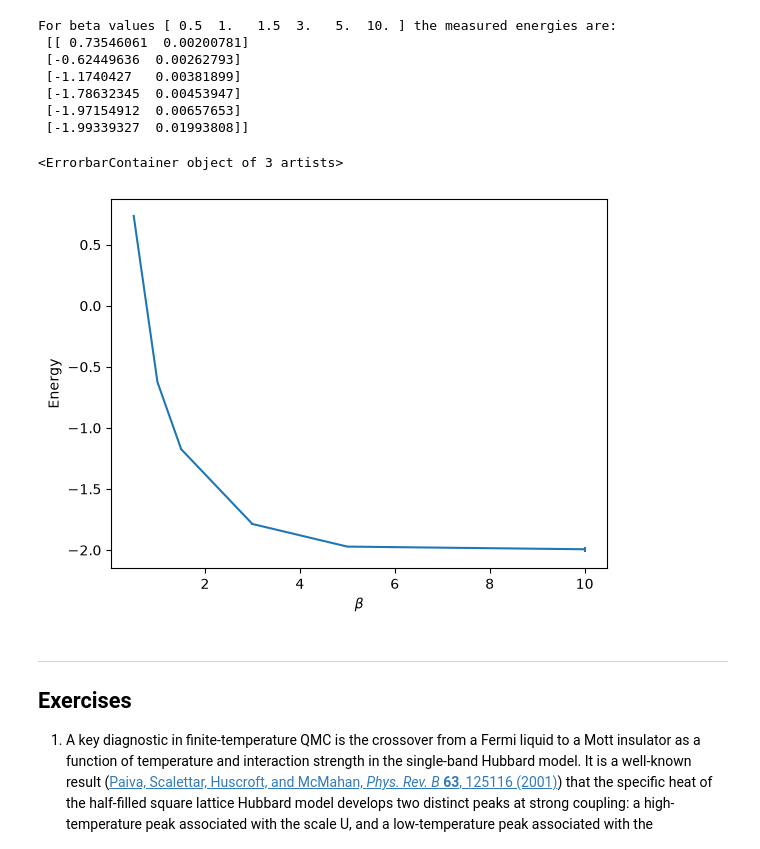
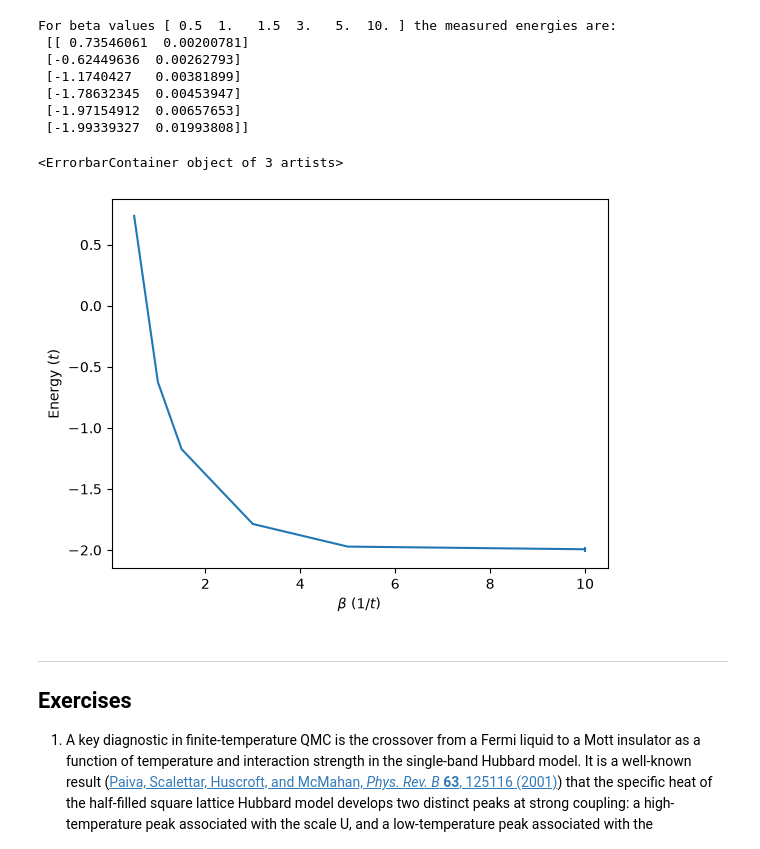
Before and after one commit to ALF-QMC/ALF_Tutorial, a Jupyter notebook: jupyterbook/source/06-projector/finite_T_algorithm.ipynb, the cells around one changed output. Saved outputs shown, nothing was run; the diff lists cells and outputs as text; code cells hidden in the pictures.

```diff
--- a/jupyterbook/source/06-projector/finite_T_algorithm.ipynb
+++ b/jupyterbook/source/06-projector/finite_T_algorithm.ipynb
@@ -171,13 +170,13 @@ For beta values [ 0.5  1.   1.5  3.   5.  10. ] the measured energies are:
  [-1.97154912  0.00657653]
  [-1.99339327  0.01993808]]
 # %%
-plt.xlabel(r'$\beta$')
-plt.ylabel('Energy')
+plt.xlabel(r'$\beta~(1/t)$')
+plt.ylabel(r'Energy$~(t)$')
 plt.errorbar(betas, ener[:, 0], ener[:, 1])
 # plt.xlim(0, 2.02);
 # %% [output]
 <ErrorbarContainer object of 3 artists>
-[figure, old version]
+[figure, new version]
 # %% [markdown]
 ---
 ## Exercises
```
Also changed, not shown: parts of 1 cell of this notebook, 2 other files.
